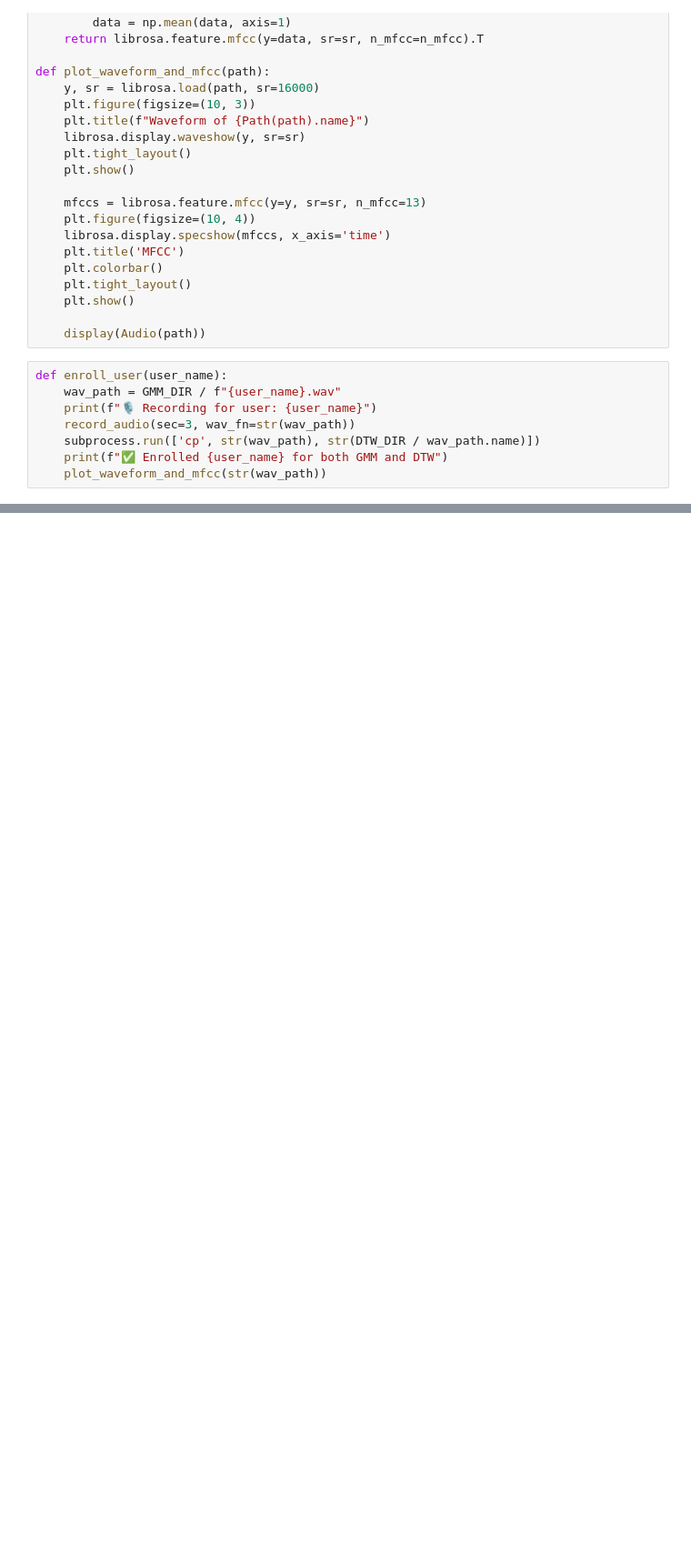
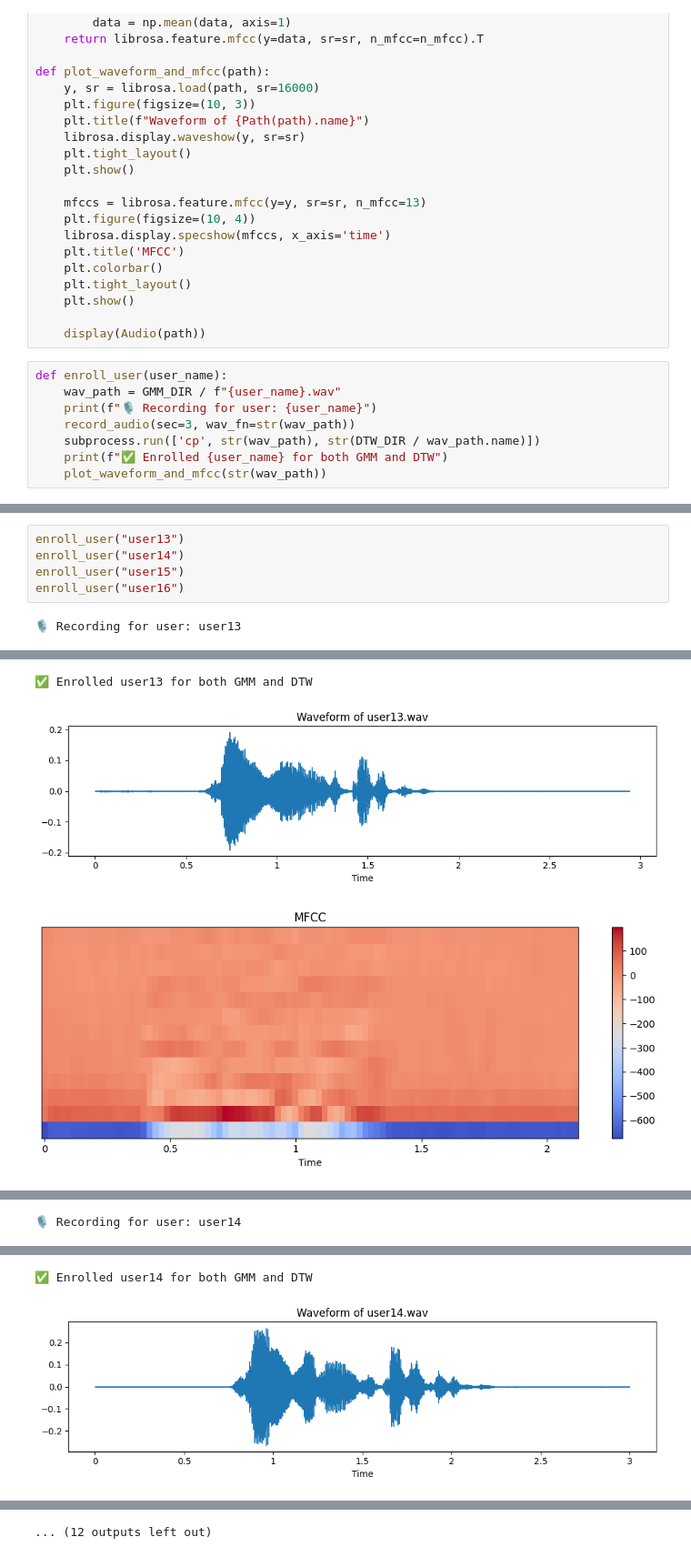
Before and after one commit to jupawest/SoSSProject, a Jupyter notebook: voice_recognition_model4.ipynb, the cells around one changed output, grey strips where cells are left out. Shown at 91% size. Cells and saved outputs as stored; diff of their text form; blank space fills up the shorter version.

```diff
--- a/voice_recognition_model4.ipynb
+++ b/voice_recognition_model4.ipynb
@@ -190,0 +248,7 @@ enroll_user("user3")
+# %%
+enroll_user("user13")
+enroll_user("user14")
+enroll_user("user15")
+enroll_user("user16")
+# %% [output]
+🎙️ Recording for user: user13
@@ -190,0 +256,3 @@ enroll_user("user3")
+✅ Enrolled user13 for both GMM and DTW
+[figure, added]
+[figure, added]
@@ -190,0 +260 @@ enroll_user("user3")
+🎙️ Recording for user: user14
@@ -190,0 +262,2 @@ enroll_user("user3")
+✅ Enrolled user14 for both GMM and DTW
+[figure, added]
@@ -190,0 +266 @@ enroll_user("user3")
+... (12 outputs left out)
```
Also changed, not shown: parts of 16 cells of this notebook.
